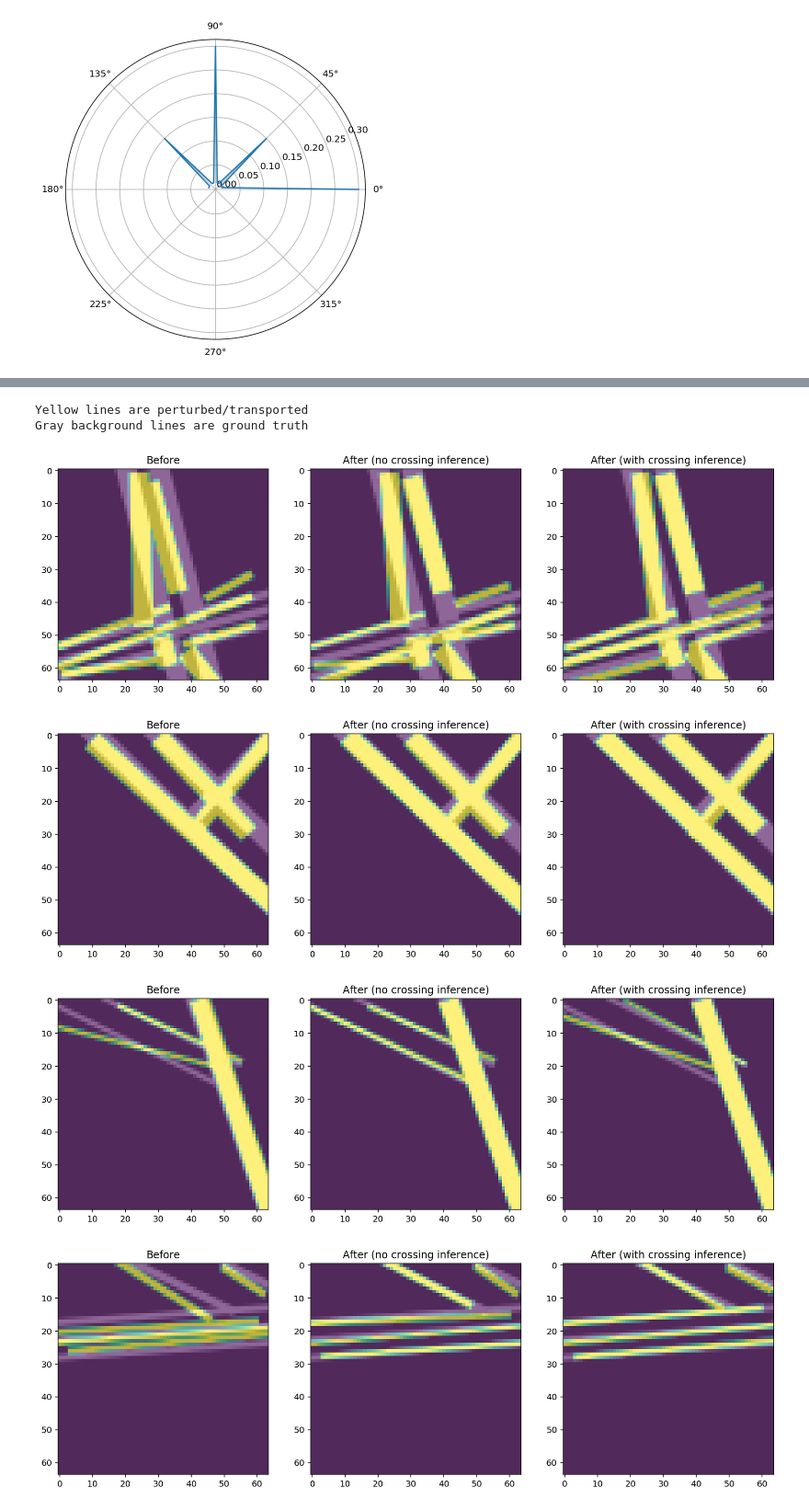
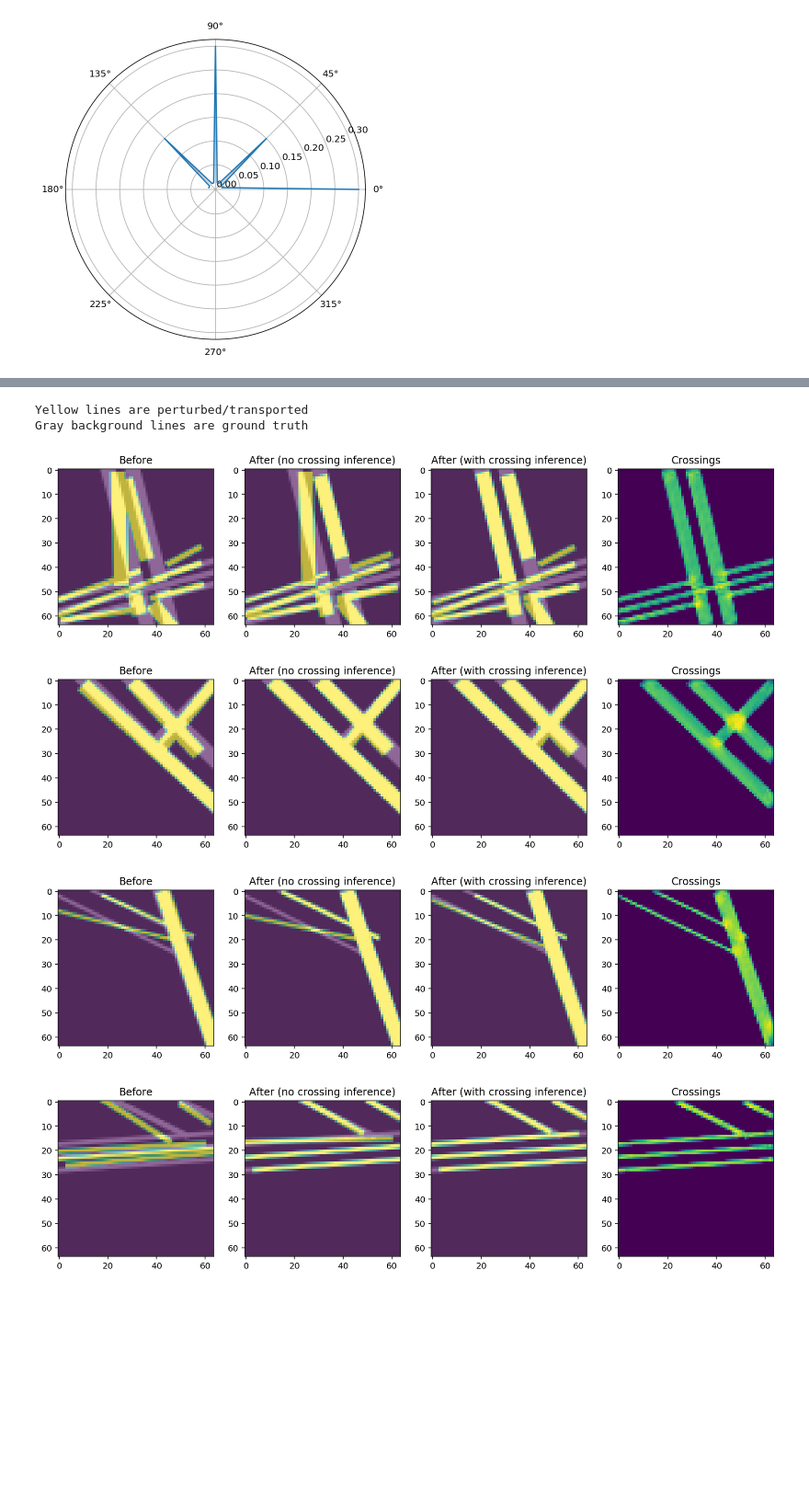
Before and after one commit to apnkv/optimization_vectorization, a Jupyter notebook: handcrafted.ipynb, the cells around one changed output, grey strips where cells are left out. Shown at 92% size. Cells and saved outputs as stored; diff of their text form; code cells hidden in the pictures; blank space fills up the shorter version.

```diff
--- a/handcrafted.ipynb
+++ b/handcrafted.ipynb
@@ -128,7 +128,7 @@ from torch import nn, optim
 # %%
 import warnings
 warnings.filterwarnings("ignore")
-data = [syn_dataset[i] for i in range(15000)]
+data = [syn_dataset[i] for i in range(10000)]
 # %%
 for i, sample in enumerate(data):
     data[i]['raster'] = 1 - sample['raster']
@@ -186,7 +186,7 @@ print('Gray background lines are ground truth')
 
 model.train(False)
 
-for random_seed in range(20):
+for random_seed in range(15):
     sample = syn_dataset[random_seed]
 
     vectors = sample['vector'][PrimitiveType.PT_LINE]
@@ -198,43 +198,46 @@ for random_seed in range(20):
     raster_coords, raster_masses = get_pixel_coords_and_density(image)
     grads = []
     optimized, steps = optimize_line_batch(torch.from_numpy(perturbed_batch).to(DEVICE),
-                                           raster_coords, raster_masses, return_batches_by_step=True, image=image,
-                                           lr=0.5, n_iters=250, coord_only_steps=200, width_lr=0.2, ot=1., bce=0.5, grads=grads)
+                                           raster_coords, raster_masses, return_batches_by_step=True, image=image, pos_weight=2.0,
+                                           lr=0.5, n_iters=100, coord_only_steps=80, width_lr=0.2, ot=1., mse=25., bce=6.0, grads=grads)
     optimized = optimized.detach().cpu()
 
     image = torch.from_numpy(1 - sample['raster']).unsqueeze(dim=0).unsqueeze(dim=1)
     image = model.forward(image.to(DEVICE)).detach().cpu().numpy()[0][0]
     raster_coords, raster_masses = get_pixel_coords_and_density(image)
     grads_cross = []
     optimized_cross, steps_cross = optimize_line_batch(torch.from_numpy(perturbed_batch).to(DEVICE),
-                                                       raster_coords, raster_masses, return_batches_by_step=True, image=image,
-                                                       lr=0.5, n_iters=250, coord_only_steps=200, width_lr=0.2, ot=1., bce=0.5, grads=grads_cross)
+                                                       raster_coords, raster_masses, return_batches_by_step=True, image=1 - sample['raster'], pos_weight=2.0,
+                                                       lr=0.5, n_iters=100, coord_only_steps=80, width_lr=0.2, ot=1., mse=25., bce=6.0, grads=grads_cross)
     optimized_cross = optimized_cross.detach().cpu()
 
     plt.figure(figsize=(15, 5))
-    plt.subplot(1, 3, 1)
+    plt.subplot(1, 4, 1)
     plt.title('Before')
     plt.imshow(1 - sample['raster'], cmap='gray', alpha=0.6)
     plt.imshow(SyntheticPatch.from_lines(perturbed_lines).get_image(), alpha=0.6)
-    plt.subplot(1, 3, 2)
+    plt.subplot(1, 4, 2)
     plt.title('After (no crossing inference)')
     plt.imshow(1 - sample['raster'], cmap='gray', alpha=0.6)
     plt.imshow(SyntheticPatch.from_lines(torch_to_synthetic_lines(optimized[0])).get_image(), alpha=0.6)
-    plt.subplot(1, 3, 3)
+    plt.subplot(1, 4, 3)
     plt.title('After (with crossing inference)')
     plt.imshow(1 - sample['raster'], cmap='gray', alpha=0.6)
     plt.imshow(SyntheticPatch.from_lines(torch_to_synthetic_lines(optimized_cross[0])).get_image(), alpha=0.6)
+    plt.subplot(1, 4, 4)
+    plt.title('Crossings')
+    plt.imshow(image)
 #     plt.subplot(1, 5, 4)
 #     plt.title('L2 norm of grads (crossings)')
 #     grad_norms = []
 #     for grad in grads_cross:
 #         grad_norms.append(torch.sqrt((grad * grad).sum()))
 #     plt.plot(grad_norms)
     plt.show()
 # %% [output]
 Yellow lines are perturbed/transported
 Gray background lines are ground truth
-[figure, old version]
+[figure, new version]
-[figure, old version]
+[figure, new version]
-[figure, old version]
+[figure, new version]
-[figure, old version]
+[figure, new version]
```
Also changed, not shown: parts of 4 cells of this notebook.
